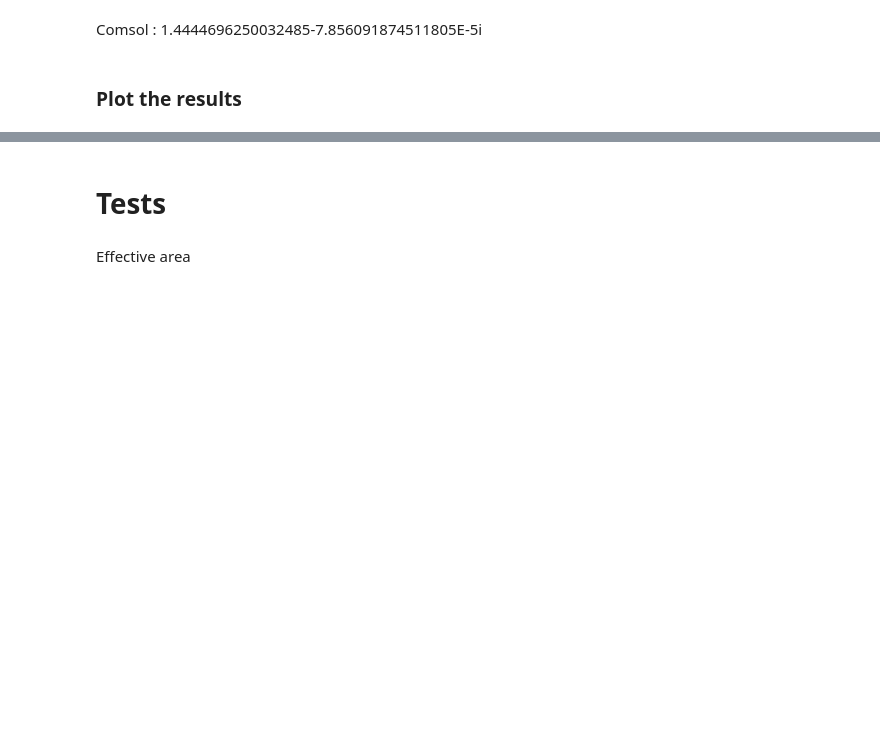
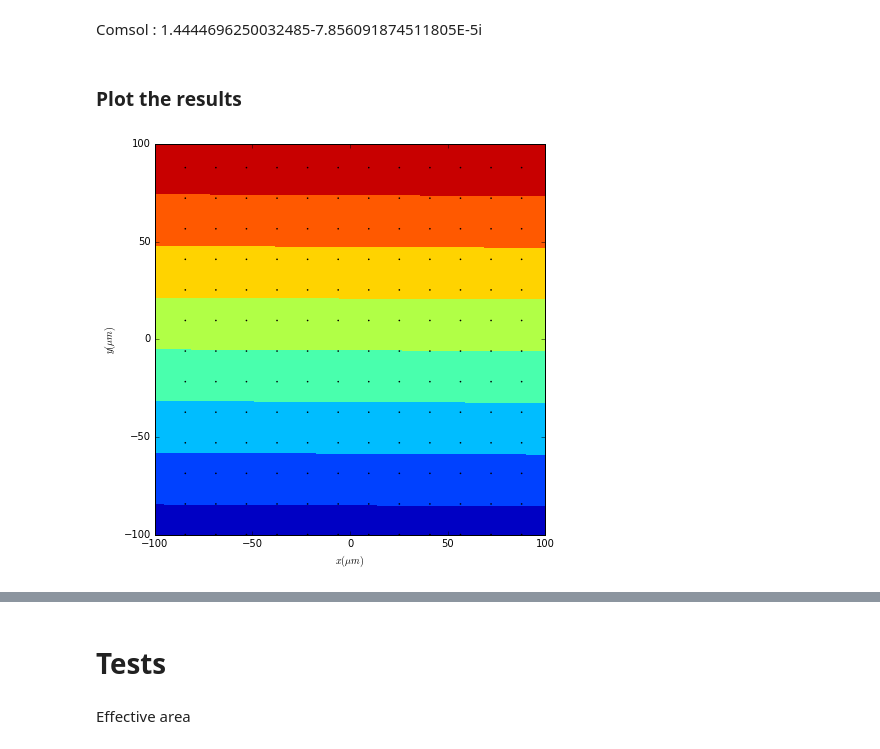
Before and after one commit to ibegleris/WaFEl, a Jupyter notebook: Dispersion_analysis.ipynb, the cells around one changed output, grey strips where cells are left out. Saved outputs shown, nothing was run; the diff lists cells and outputs as text; code cells hidden in the pictures; blank space fills up the shorter version.

Commit message:
something went wrong setting back to the old mesh with small changes (vector order and better plots

```diff
--- a/Dispersion_analysis.ipynb
+++ b/Dispersion_analysis.ipynb
@@ -200,7 +195,7 @@ plt.show()
 # %% [markdown]
 ### Define the orders of the fucntion spaces for vector and nodal basis functions
 # %%
-vector_order = 3
+vector_order = 2
 nodal_order = 3
 # %% [markdown]
 Define the test and trial functions from the combined space here N_i and N_j are Nedelec basis functions and L_i and L_j are Lagrange basis functions
@@ -254,6 +245,6 @@ Find what part of the vectors are not ascociated with the boundary values
 ### Solve the eigenvalue system using scipy.linalg.eig
 # %%
 if ('A_np' in locals()) and ('B_np' in locals()):
-    eigen,ev,A_np,B_np = find_eigenvalues(A,B,A_complex,B_complex,neff_g,1000,k0,free_dofs,k,sparse_,A_np,B_np)
+    eigen,ev,A_np,B_np = find_eigenvalues(A,B,A_complex,B_complex,neff_g,20,k0,free_dofs,k,sparse_,A_np,B_np)
 else:
-    eigen,ev,A_np,B_np = find_eigenvalues(A,B,A_complex,B_complex,neff_g,1000,k0,free_dofs,k,sparse_,None,None)
+    eigen,ev,A_np,B_np = find_eigenvalues(A,B,A_complex,B_complex,neff_g,20,k0,free_dofs,k,sparse_,None,None)
@@ -293,9 +296,11 @@ Comsol : 1.4444696250032485-7.856091874511805E-5i
 from scipy.io import savemat
 # %%
 size1,size2 = 512,512
-min_max = (-3*r_core,3*r_core,-3*r_core,3*r_core)
+min_max = (-r_clad,r_clad,-r_clad,r_clad)
 # %%
-mode0 = modes(3,size1,size2,min_max,propagating_modes,beta,sort_index,k0)
+mode0 = modes(0,size1,size2,min_max,propagating_modes,beta,sort_index,k0)
 mode0.electric_field_full(k,A,ev,sort_index,free_dofs,combined_space)
 # %%
-mode0.plot_electric_field(scales = 1,sp=40,cont_scale=700)
+mode0.plot_electric_field(scales = 2*150000,sp=40,cont_scale=7)
+# %% [output]
+[figure, added]
```
Also changed, not shown: parts of 19 cells of this notebook, 9 other files.
